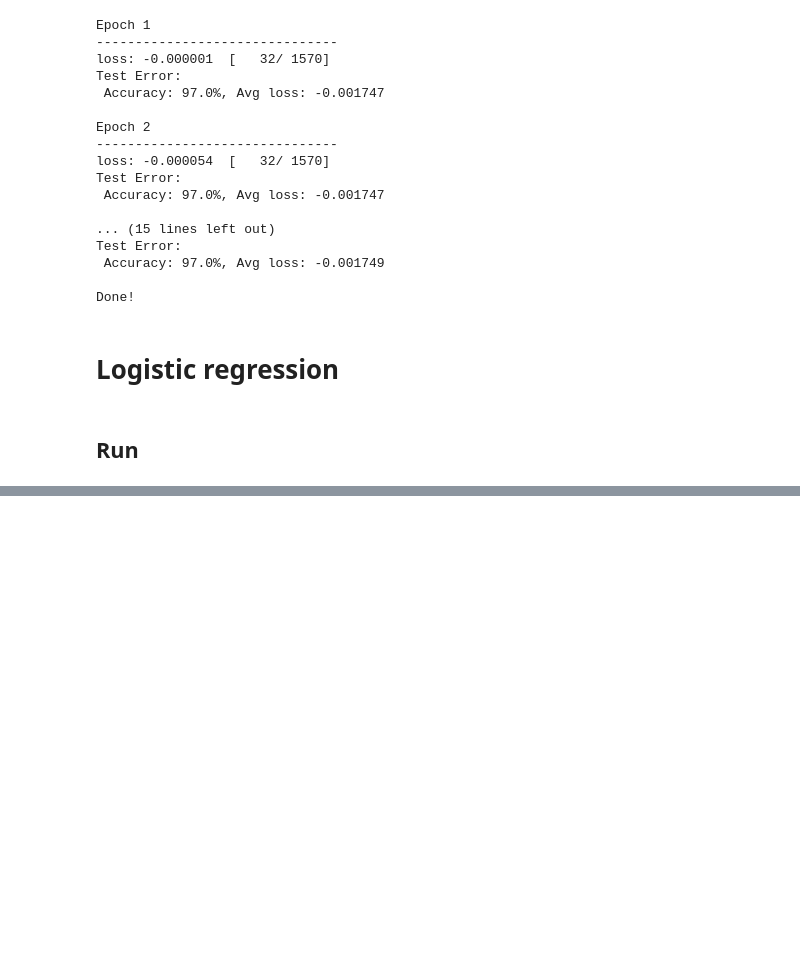
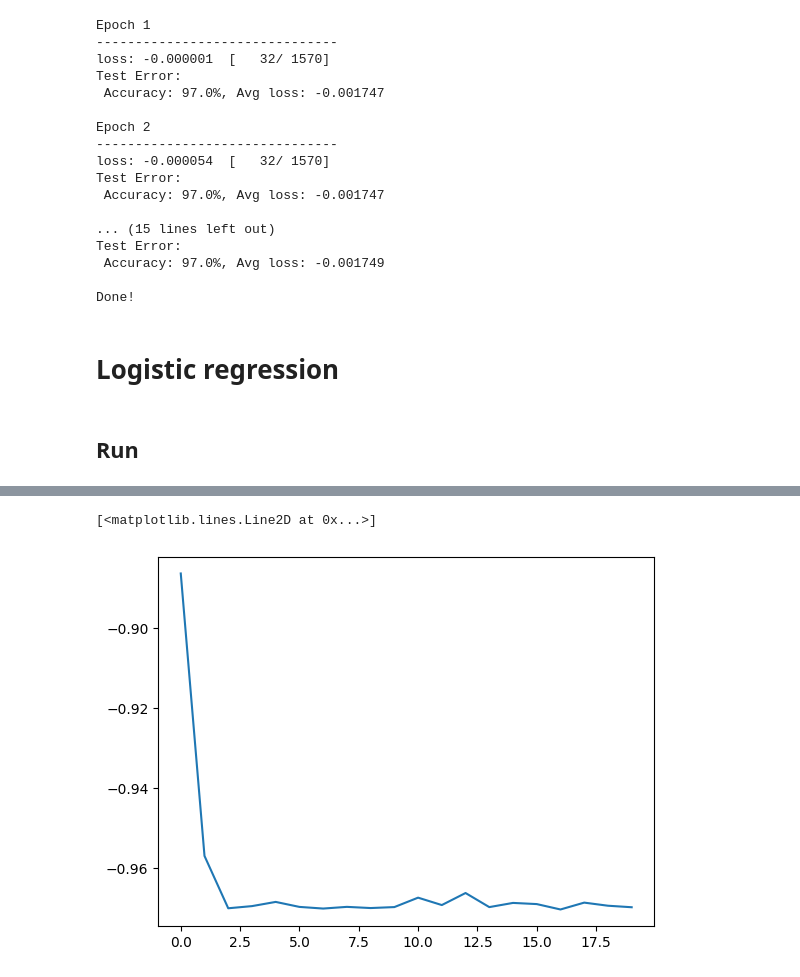
Before and after one commit to amulyagarimella/progeria-prediction, a Jupyter notebook: learning.ipynb, the cells around one changed output, grey strips where cells are left out. Drawn from its saved outputs; the diff is of its cells as text; code cells hidden in the pictures; blank space fills up the shorter version.

```diff
--- a/learning.ipynb
+++ b/learning.ipynb
@@ -170,28 +170,33 @@ class LogisticRegression(torch.nn.Module):
     def __init__(self, n_inputs, n_outputs):
         super(LogisticRegression, self).__init__()
         self.linear = torch.nn.Linear(n_inputs, n_outputs)
+        torch.nn.init.uniform_(self.linear.weight, -0.01, 0.01)
+        torch.nn.init.zeros_(self.linear.bias)
     # make predictions
     def forward(self, x):
         y_pred = torch.sigmoid(self.linear(x))
         return y_pred
 # %%
 def train (dataloader, model, loss_fn, optimizer):
-    losses = []
     size = len(dataloader.dataset)
     # model.train()
     for batch, (X, y) in enumerate(dataloader):
         #print(X)
-        optimizer.zero_grad()
         outputs = model(X)
         loss = loss_fn(outputs, y.long())
-        loss.backward()
-        optimizer.step()
-        loss, current = loss.item(), (batch + 1) * len(X)
-        print(f"loss: {loss:>7f}  [{current:>5d}/{size:>5d}]")
-    losses.append(loss)
+        def closure():
+            optimizer.zero_grad()
+            output = model(X)
+            loss = loss_fn(output, y.long())
+            loss.backward()
+            return loss
+        optimizer.step(closure)
+        current = (batch + 1) * len(X)
+        print(f"loss: {loss.item():>7f}  [{current:>5d}/{size:>5d}]")
+    print(loss.item())
+    return loss.item()
 # %%
 def test(dataloader, model, loss_fn):
-    accs = []
     size = len(dataloader.dataset)
     num_batches = len(dataloader)
     test_loss, correct = 0, 0
@@ -199,25 +204,33 @@ def test(dataloader, model, loss_fn):
         for X, y in dataloader:
             outputs = model(X)
             _, predicted = torch.max(outputs.data, 1)
+            print(predicted)
+            print(y)
             test_loss += loss_fn(outputs, y.long()).item()
             correct += (predicted == y).sum()
-        accuracy = 100 * (correct) / len(dataloader.dataset)
-        accs.append(accuracy)
+    accuracy = 100 * (correct) / len(dataloader.dataset)
     test_loss /= num_batches
     print(f"Test Error: \n Accuracy: {(100*correct/size):>0.1f}%, Avg loss: {test_loss:>8f} \n")
+    return accuracy, test_loss
 # %% [markdown]
 ## Run
 # %%
 log_regr = LogisticRegression(58, 2)
 loss_fn = torch.nn.NLLLoss()
 learning_rate = 1e-3
-optimizer = torch.optim.SGD(log_regr.parameters(), lr=learning_rate)
-epochs = 50
+optimizer = torch.optim.LBFGS(log_regr.parameters(), lr=learning_rate)
+epochs = 20
 
+losses = []
+accs = []
+test_losses = []
 for t in range(epochs):
     print(f"Epoch {t+1}\n-------------------------------")
-    train(train_dataloader, log_regr, loss_fn, optimizer)
-    test(test_dataloader, log_regr, loss_fn)
+    l_t = train(train_dataloader, log_regr, loss_fn, optimizer)
+    a_t, tl_t = test(test_dataloader, log_regr, loss_fn)
+    losses.append(l_t)
+    accs.append(a_t)
+    test_losses.append(tl_t)
 print("Done!")
 # %% [output]
 Epoch 1
@@ -238,2 +251,9 @@ Test Error:
 
 Done!
+# %%
+import matplotlib.pyplot as plt
+
+plt.plot(losses)
+# %% [output]
+[<matplotlib.lines.Line2D at 0x...>]
+[figure, added]
```
Also changed, not shown: parts of 5 cells of this notebook.
